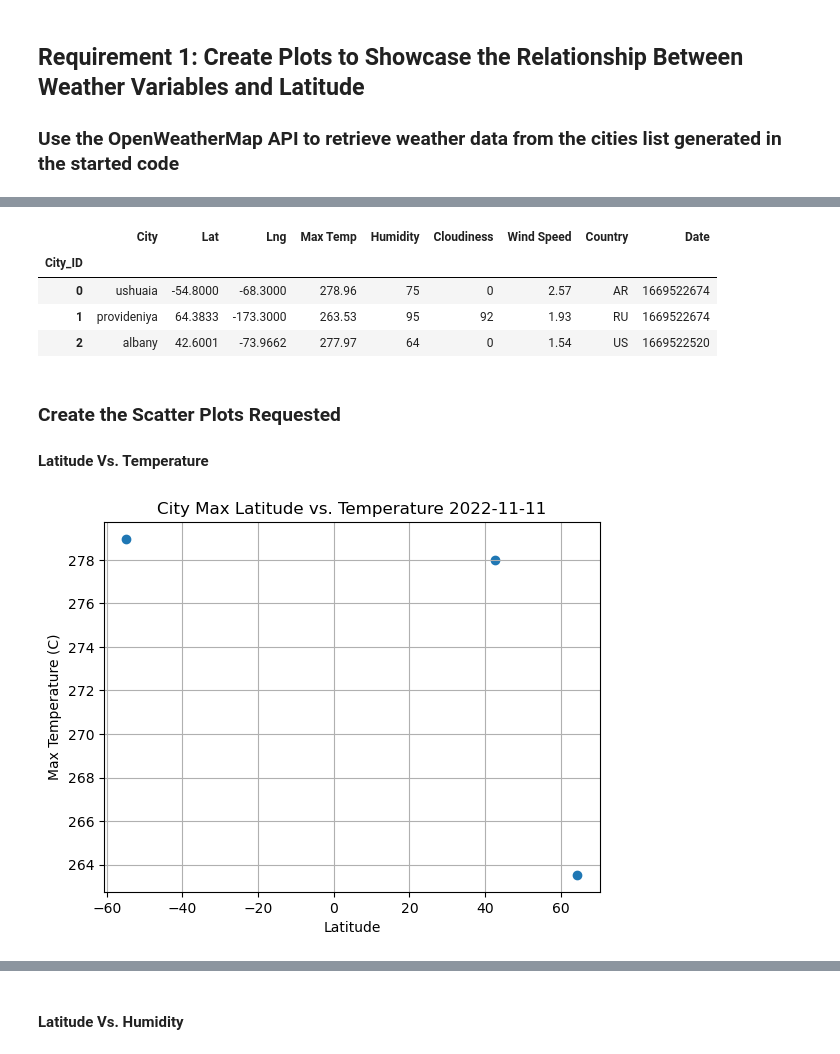
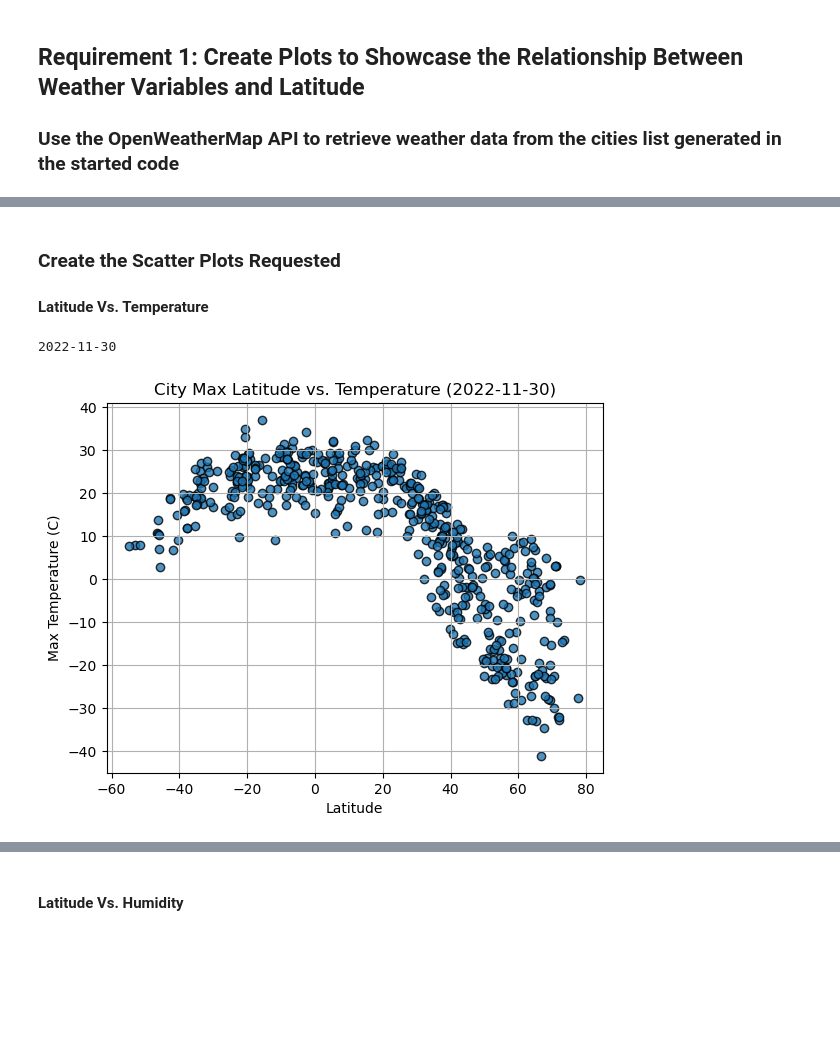
Before and after one commit to terryschoch/python-api-challenge, a Jupyter notebook: WeatherPy/WeatherPy.ipynb, the cells around one changed output, grey strips where cells are left out. Saved outputs shown, nothing was run; the diff lists cells and outputs as text; code cells hidden in the pictures; blank space fills up the shorter version.

```diff
--- a/WeatherPy/WeatherPy.ipynb
+++ b/WeatherPy/WeatherPy.ipynb
@@ -275,6 +189,0 @@ Data Retrieval Complete
-# %%
-# Convert the cities weather data into a Pandas DataFrame
-city_data_df = # YOUR CODE HERE
-
-# Show Record Count
-city_data_df.count()
@@ -305,37 +190,31 @@ city_data_df.to_csv("output_data/cities.csv", index_label="City_ID")
-# %%
-# Read saved data
-city_data_df = pd.read_csv("output_data/citiestest.csv", index_col="City_ID")
-
-# Display sample data
-city_data_df.head()
-# %% [output]
-|  | City | Lat | Lng | Max Temp | Humidity | Cloudiness | Wind Speed | Country | Date |
-| City_ID |  |  |  |  |  |  |  |  |  |
-| 0 | ushuaia | -54.8000 | -68.3000 | 278.96 | 75 | 0 | 2.57 | AR | 1669522674 |
-| 1 | provideniya | 64.3833 | -173.3000 | 263.53 | 95 | 92 | 1.93 | RU | 1669522674 |
-| 2 | albany | 42.6001 | -73.9662 | 277.97 | 64 | 0 | 1.54 | US | 1669522520 |
 # %% [markdown]
 ### Create the Scatter Plots Requested
 
 #### Latitude Vs. Temperature
+# %%
+day = pd.to_datetime(city_data_df['Date'], unit='s').apply(lambda t: t.strftime('%Y-%m-%d'))[0]
+print(day)
+# %% [output]
+2022-11-30
 # %%
 # Build scatter plot for latitude vs. temperature
-date = "(2022-11-11)"
-# date = city_data_df['Date']
-# x_values = city_data_df['Lat']
-# y_values = city_data_df['Max Temp']
-plt.scatter(city_data_df['Lat'],city_data_df['Max Temp'])
+
+# Convert date to y/m/d format and set variable
+date = pd.to_datetime(city_data_df['Date'], unit='s').apply(lambda t: t.strftime('%Y-%m-%d'))[0]
+
+# Create plot
+plt.scatter(city_data_df['Lat'],city_data_df['Max Temp'],c="tab:blue", edgecolors="black",alpha=0.8)
 
 # Incorporate the other graph properties
-plt.title(f'City Max Latitude vs. Temperature {date}')
+plt.title(f'City Max Latitude vs. Temperature ({date})')
 plt.xlabel("Latitude")
 plt.ylabel("Max Temperature (C)")
 plt.grid(True)
 
 # Save the figure
-plt.savefig("output_data/Fig1test.png")
+plt.savefig("output_data/Fig1.png")
 
 # Show plot
 plt.show()
 # %% [output]
-[figure, old version]
+[figure, new version]
```
Also changed, not shown: parts of 40 cells of this notebook, 11 other files.
